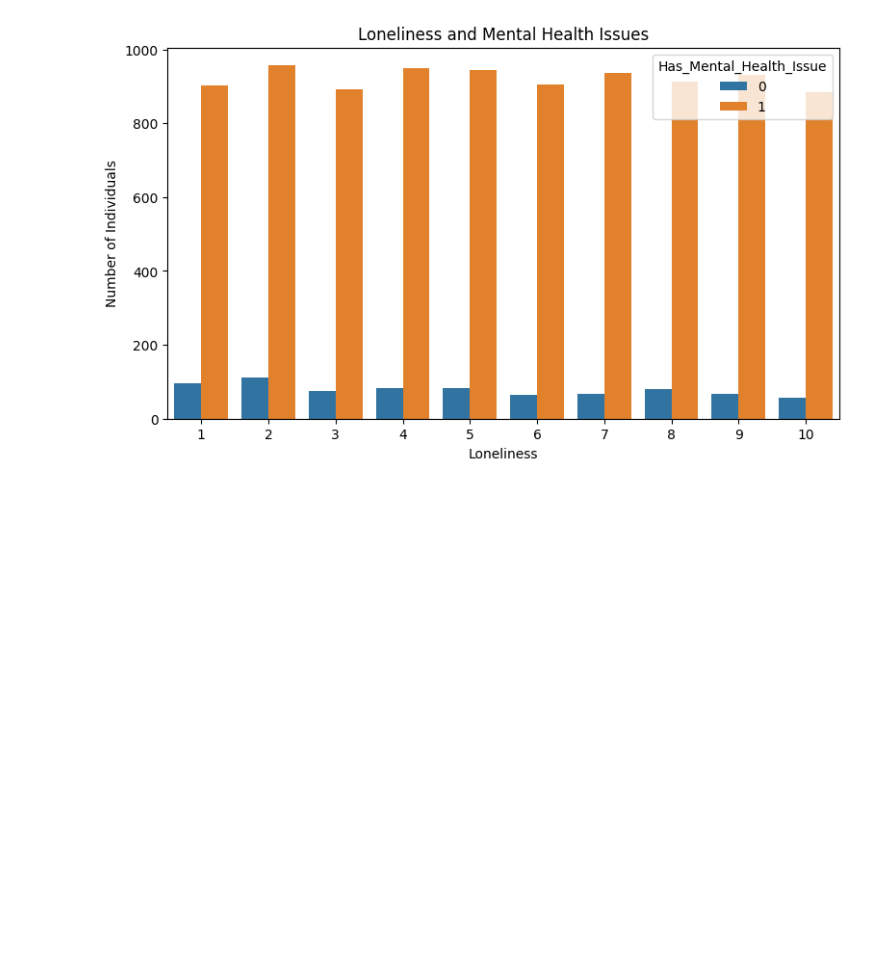
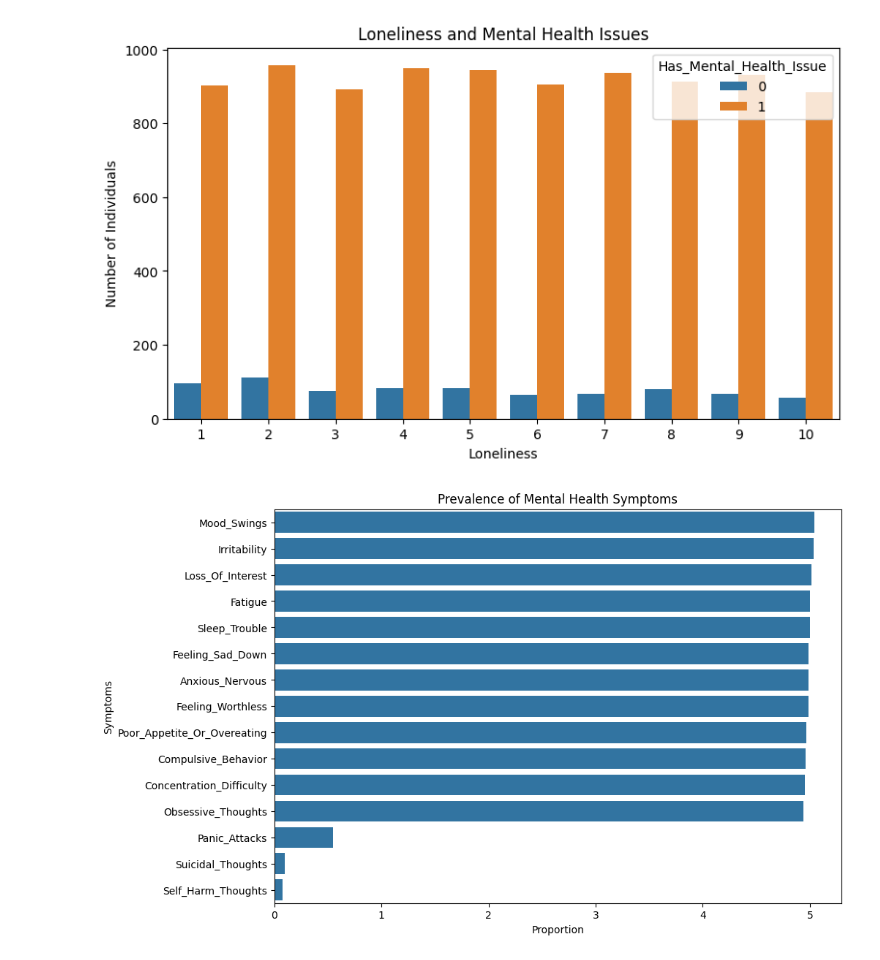
Before and after one commit to samifahim07/PsychWell-Predictive-Modeling, a Jupyter notebook: mental_health.ipynb, the cells around one changed output. Saved outputs shown, nothing was run; the diff lists cells and outputs as text; code cells hidden in the pictures; blank space fills up the shorter version.

```diff
--- a/mental_health.ipynb
+++ b/mental_health.ipynb
@@ -328,3 +328,38 @@ plt.ylabel('Number of Individuals')
 plt.show()
 # %% [output]
 [figure]
+# %%
+symptom_cols = [
+    'Feeling_Sad_Down',
+    'Loss_Of_Interest',
+    'Sleep_Trouble',
+    'Fatigue',
+    'Poor_Appetite_Or_Overeating',
+    'Feeling_Worthless',
+    'Concentration_Difficulty',
+    'Anxious_Nervous',
+    'Panic_Attacks',
+    'Mood_Swings',
+    'Irritability',
+    'Obsessive_Thoughts',
+    'Compulsive_Behavior',
+    'Self_Harm_Thoughts',
+    'Suicidal_Thoughts'
+]
+
+symptom_rate = df[symptom_cols].mean().sort_values(ascending=False)
+
+plt.figure(figsize=(10,7))
+
+sns.barplot(
+    x=symptom_rate.values,
+    y=symptom_rate.index
+)
+
+plt.title('Prevalence of Mental Health Symptoms')
+plt.xlabel('Proportion')
+plt.ylabel('Symptoms')
+
+plt.show()
+# %% [output]
+[figure, added]
```
